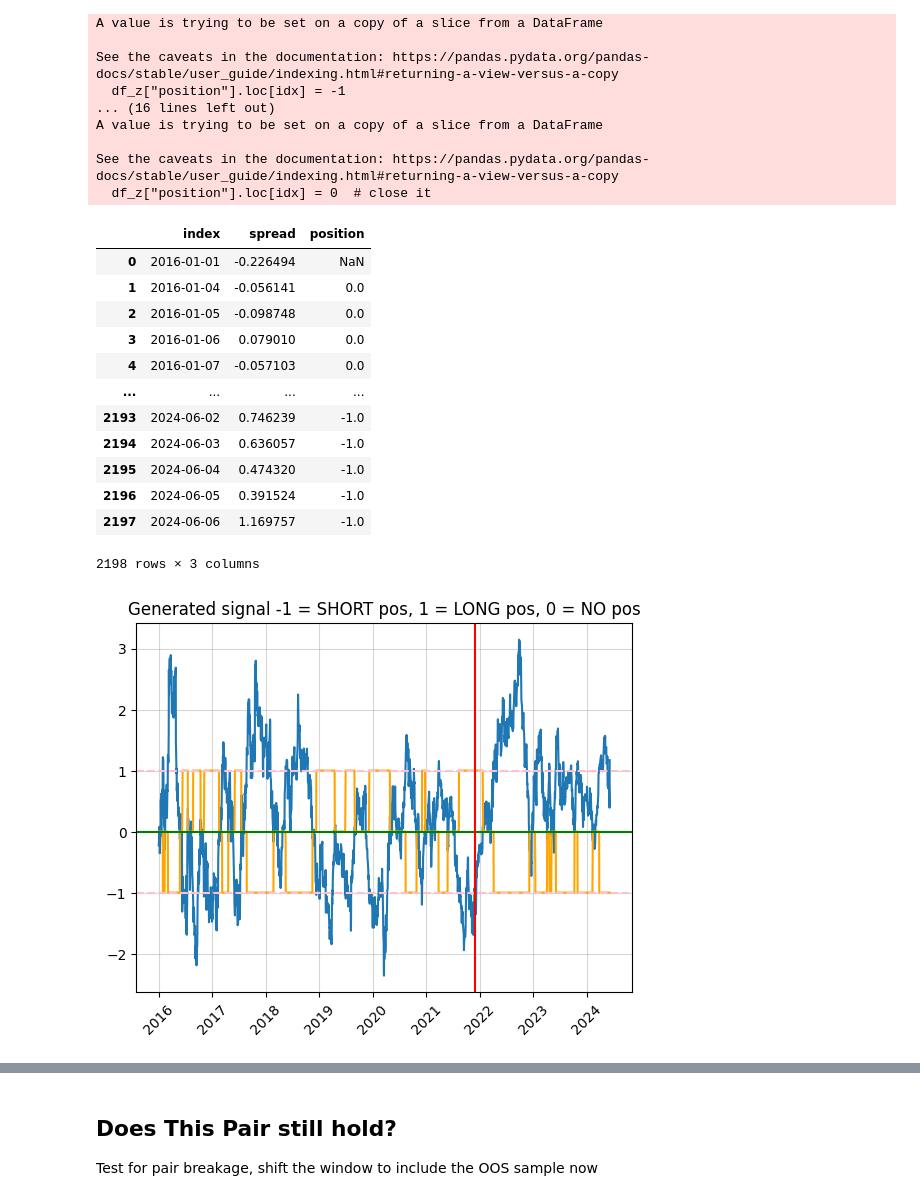
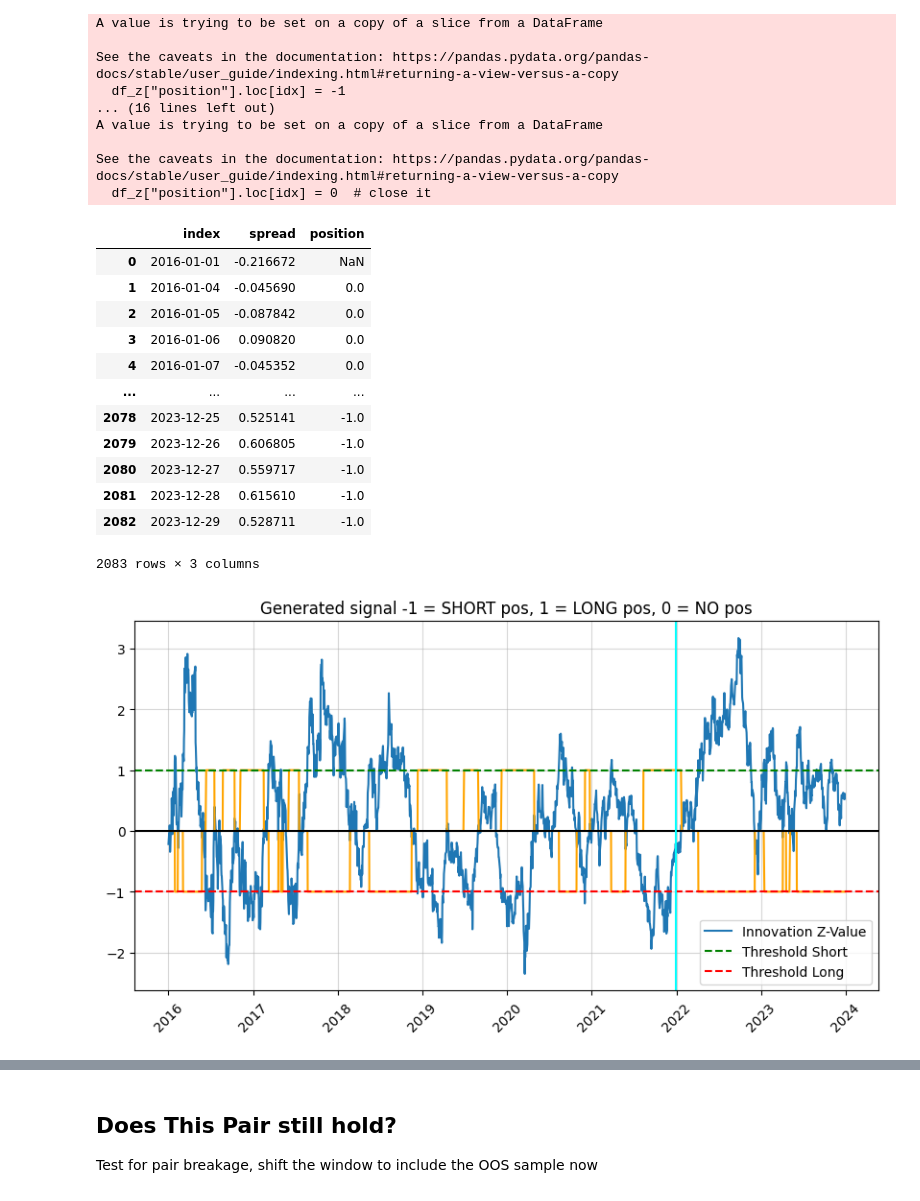
Before and after one commit to andreignatius/quant-trading, a Jupyter notebook: pairs/pairs_audnzd.ipynb, the cells around one changed output, grey strips where cells are left out. Drawn from its saved outputs; the diff is of its cells as text; code cells hidden in the pictures.

```diff
--- a/pairs/pairs_audnzd.ipynb
+++ b/pairs/pairs_audnzd.ipynb
@@ -30,14 +30,14 @@ Anyway general steps
 Possible improvement can be done for the regression part to obtain the weights. Right now we are using OLS and probably can be changed
 # %%
 start_date = "2016-01-01"
-end_date = "2024-05-31"
+end_date = "2024-01-01"
 item1 = "AUDUSD=X"
 item2 = "NZDUSD=X"
 
 # item1 = "USDSGD=X"
 # item2 = "DX-Y.NYB"
 
-train_ratio = 0.7  # make sure atleast 1.2k datapoints for training
+train_ratio = 0.75  # make sure atleast 1.2k datapoints for training
 interval = "1d"
 # %%
 # get close data
@@ -328,28 +363,52 @@ See the caveats in the documentation: https://pandas.pydata.org/pandas-docs/stab
 df_z
 # %% [output]
 |  | index | spread | position |
-| 0 | 2016-01-01 | -0.226494 | NaN |
-| 1 | 2016-01-04 | -0.056141 | 0.0 |
-| 2 | 2016-01-05 | -0.098748 | 0.0 |
-| 3 | 2016-01-06 | 0.079010 | 0.0 |
-| 4 | 2016-01-07 | -0.057103 | 0.0 |
+| 0 | 2016-01-01 | -0.216672 | NaN |
+| 1 | 2016-01-04 | -0.045690 | 0.0 |
+| 2 | 2016-01-05 | -0.087842 | 0.0 |
+| 3 | 2016-01-06 | 0.090820 | 0.0 |
+| 4 | 2016-01-07 | -0.045352 | 0.0 |
 | ... | ... | ... | ... |
-| 2193 | 2024-06-02 | 0.746239 | -1.0 |
-| 2194 | 2024-06-03 | 0.636057 | -1.0 |
-| 2195 | 2024-06-04 | 0.474320 | -1.0 |
-| 2196 | 2024-06-05 | 0.391524 | -1.0 |
-| 2197 | 2024-06-06 | 1.169757 | -1.0 |
+| 2078 | 2023-12-25 | 0.525141 | -1.0 |
+| 2079 | 2023-12-26 | 0.606805 | -1.0 |
+| 2080 | 2023-12-27 | 0.559717 | -1.0 |
+| 2081 | 2023-12-28 | 0.615610 | -1.0 |
+| 2082 | 2023-12-29 | 0.528711 | -1.0 |
-2198 rows × 3 columns
+2083 rows × 3 columns
 # %%
-plt.plot(df_z["index"], df_z["spread"])
+plt.figure(figsize=(10, 5))
+plt.plot(df_z["index"], df_z["spread"], label="Innovation Z-Value")
+
+
 plt.plot(df_z["index"], df_z["position"], color="orange")
+
+
 plt.grid(alpha=0.5)
+
+
 plt.title("Generated signal -1 = SHORT pos, 1 = LONG pos, 0 = NO pos")
-plt.axhline(0, color="green")
-plt.axhline(thresh_short, color="pink", linestyle="dashed")
-plt.axhline(thresh_long, color="pink", linestyle="dashed")
-plt.axvline(splitidx, color="red")
+
+
+plt.axhline(0, color="black")
+
+
+plt.axhline(thresh_short, color="green", linestyle="dashed", label="Threshold Short")
+
+
+plt.axhline(thresh_long, color="red", linestyle="dashed", label="Threshold Long")
+
+
+plt.axvline(
+    splitidx,
+    color="cyan",
+)
+
+plt.legend()
+
+
 plt.xticks(rotation=45)
+
+
 plt.show()
 # %% [output]
-[figure, old version]
+[figure, new version]
```
Also changed, not shown: parts of 23 cells of this notebook.
